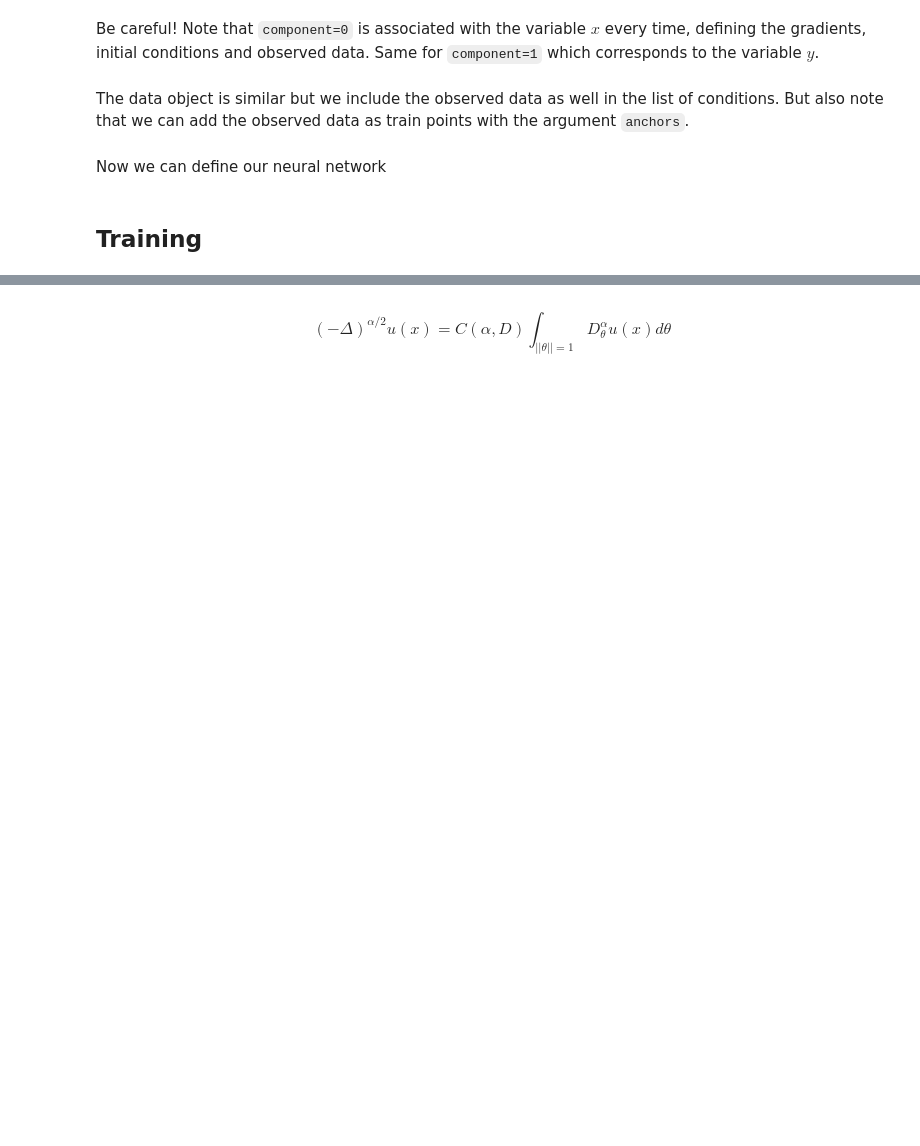
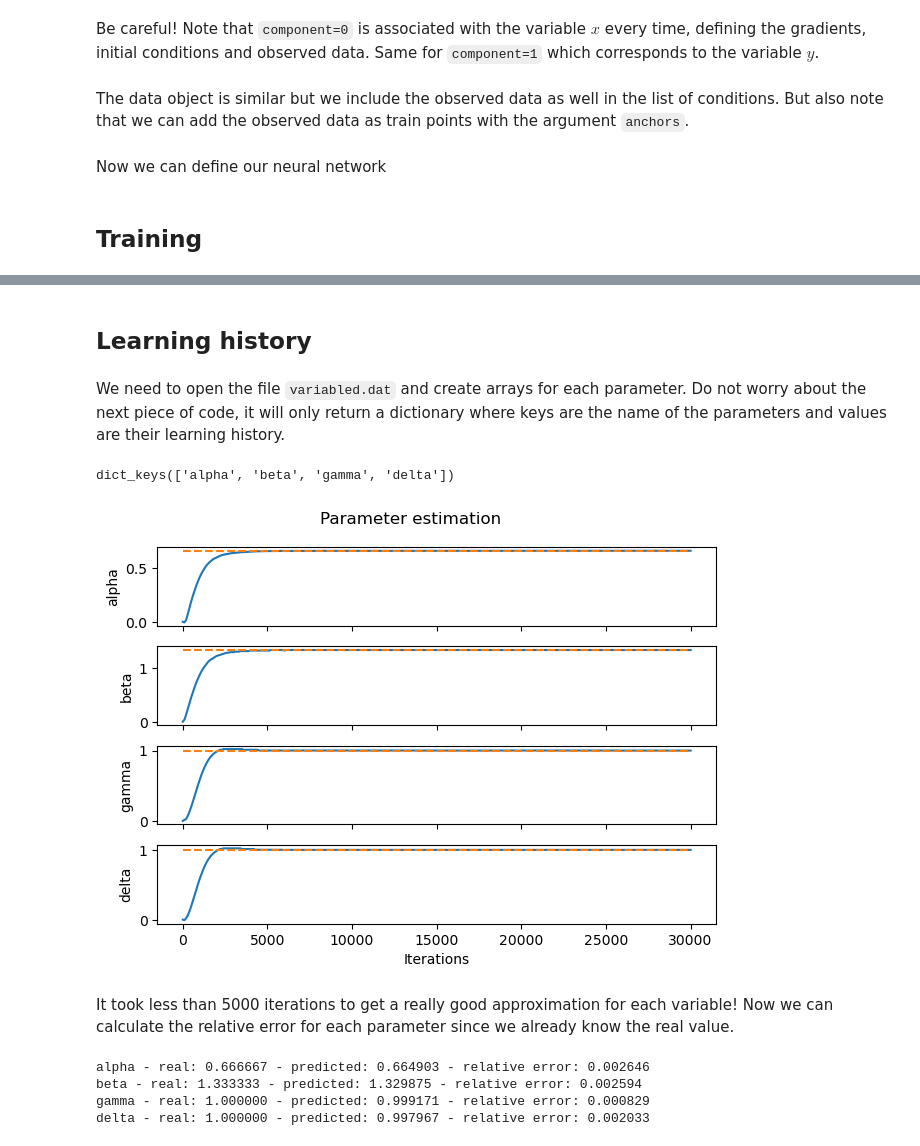
Before and after one commit to aoguedao/teaching-ml-diffeq, a Jupyter notebook: _sources/lessons/parameter_estimation.ipynb, the cells around one changed output, grey strips where cells are left out. Drawn from its saved outputs; the diff is of its cells as text; code cells hidden in the pictures; blank space fills up the shorter version.

```diff
--- a/_sources/lessons/parameter_estimation.ipynb
+++ b/_sources/lessons/parameter_estimation.ipynb
@@ -253,2 +215,50 @@ plt.show()
-# %% [markdown]
-$$(-\Delta)^{\alpha/2} u(x) = C(\alpha, D) \int_{||\theta||=1} D_\theta^\alpha u(x) d \theta$$
+# %% [markdown]
+## Learning history
+# %% [markdown]
+We need to open the file `variabled.dat` and create arrays for each parameter. Do not worry about the next piece of code, it will only return a dictionary where keys are the name of the parameters and values are their learning history.
+# %%
+lines = open("variables.dat", "r").readlines()
+raw_parameters_pred_history = np.array(
+    [
+         np.fromstring(
+            min(re.findall(re.escape("[") + "(.*?)" + re.escape("]"), line), key=len),
+            sep=",",
+        )
+        for line in lines
+    ]
+)
+iterations = [int(re.findall("^[0-9]+", line)[0]) for line in lines]
+
+parameters_pred_history = {
+    name: raw_parameters_pred_history[:, i]
+    for i, name in enumerate(parameters_real.keys())
+}
+parameters_pred_history.keys()
+# %% [output]
+dict_keys(['alpha', 'beta', 'gamma', 'delta'])
+# %%
+n_callbacis, n_variables = raw_parameters_pred_history.shape
+fig, axes = plt.subplots(nrows=n_variables, sharex=True)
+for ax, (parameter, parameter_value) in zip(axes, parameters_real.items()):
+    ax.plot(iterations, parameters_pred_history[parameter] , "-")
+    ax.plot(iterations, np.ones_like(iterations) * parameter_value, "--")
+    ax.set_ylabel(parameter)
+ax.set_xlabel("Iterations")
+fig.suptitle("Parameter estimation")
+fig.tight_layout()
+# %% [output]
+[figure, added]
+# %% [markdown]
+It took less than 5000 iterations to get a really good approximation for each variable! Now we can calculate the relative error for each parameter since we already know the real value.
+# %%
+alpha_pred, beta_pred, gamma_pred, delta_pred = variable.value
+
+print(f"alpha - real: {alpha_real:4f} - predicted: {alpha_pred:4f} - relative error: {np.abs((alpha_real - alpha_pred) / alpha_real):4f}")
+print(f"beta - real: {beta_real:4f} - predicted: {beta_pred:4f} - relative error: {np.abs((beta_real - beta_pred) / beta_real):4f}")
+print(f"gamma - real: {gamma_real:4f} - predicted: {gamma_pred:4f} - relative error: {np.abs((gamma_real - gamma_pred) / gamma_real):4f}")
+print(f"delta - real: {delta_real:4f} - predicted: {delta_pred:4f} - relative error: {np.abs((delta_real - delta_pred) / delta_real):4f}")
+# %% [output]
+alpha - real: 0.666667 - predicted: 0.664903 - relative error: 0.002646
+beta - real: 1.333333 - predicted: 1.329875 - relative error: 0.002594
+gamma - real: 1.000000 - predicted: 0.999171 - relative error: 0.000829
+delta - real: 1.000000 - predicted: 0.997967 - relative error: 0.002033
```
Also changed, not shown: parts of 26 cells of this notebook, 18 other files.
